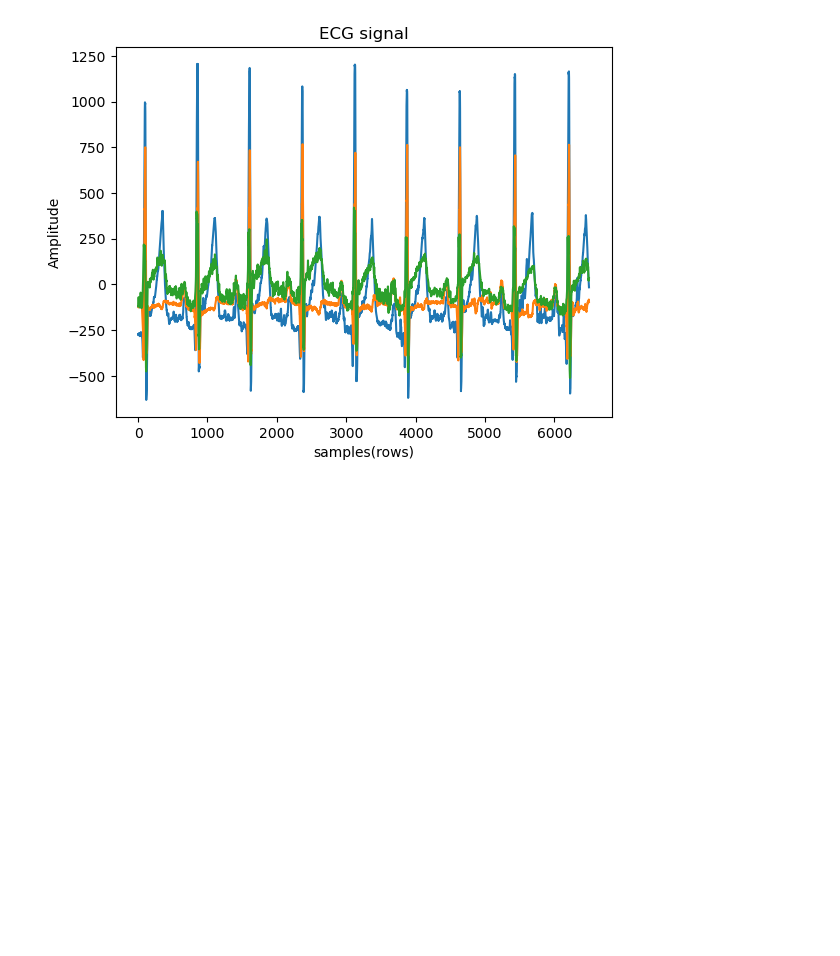
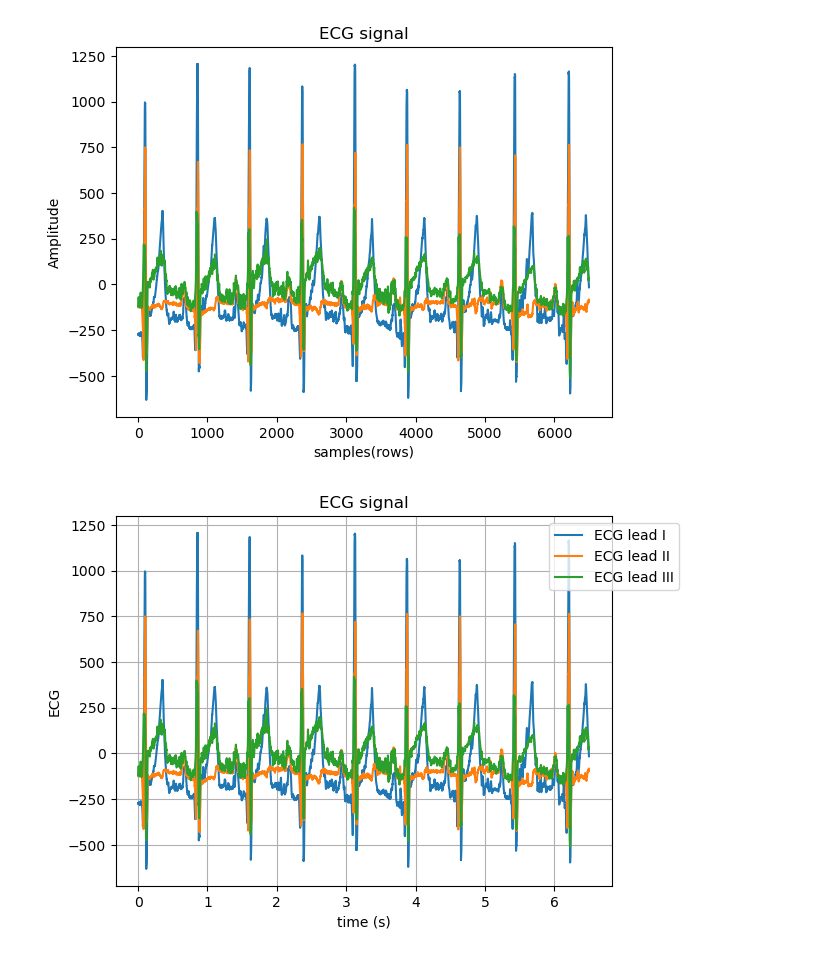
Before and after one commit to lambertwcamille-source/Series-01-Python-git.v3, a Jupyter notebook: Series01.ipynb.ipynb, the cells around one changed output. Drawn from its saved outputs; the diff is of its cells as text; code cells hidden in the pictures; blank space fills up the shorter version.

```diff
--- a/Series01.ipynb.ipynb
+++ b/Series01.ipynb.ipynb
@@ -21,4 +21,30 @@ plt.show()
 # %% [output]
 (6500, 3)
 [figure]
+# %%
+#we are going to rescale the ecg signal to a standard unit
+#multiply the raw ecg data into 1024 µVolt
+ECGraw=ecg
+#conversion to second
+fs=1000
+n_sample=len(ecg)
+T=1/fs
+N=len(ecg)
+start=0
+stop=(N-1)*T
+time_vec=np.linspace(start,stop,n_sample,endpoint=True)
+#add legend outside the plot
+#I give a label to each lead to be able to display it in the legend,I didnt manage to do it with a loop
+plt.plot(time_vec, ecg[:, 0], label='ECG lead I')
+plt.plot(time_vec, ecg[:, 1], label='ECG lead II')
+plt.plot(time_vec, ecg[:, 2], label='ECG lead III')
+plt.legend(loc='upper right', bbox_to_anchor=(1.15, 1))
+#plot the ecg signal
+plt.title("ECG signal")
+plt.xlabel("time (s)")
+plt.ylabel("ECG")
+plt.grid()
+plt.show()
+# %% [output]
+[figure, added]
 # %%
```
Also changed, not shown: parts of 1 cell of this notebook.
